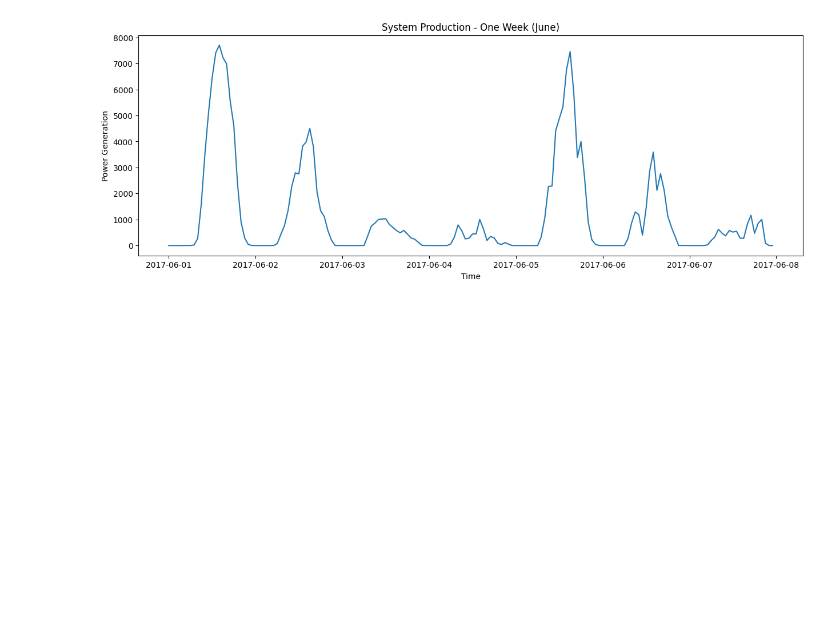
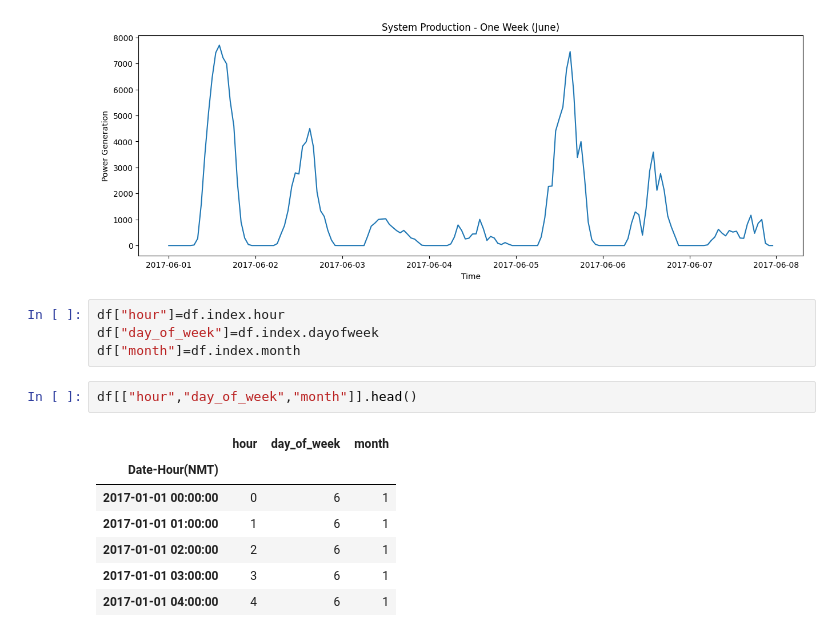
Before and after one commit to MAHEK-ops/solar-energy-forecasting-agent, a Jupyter notebook: notebooks/01_data_understanding.ipynb, the cells around one changed output. Cells and saved outputs as stored; diff of their text form; blank space fills up the shorter version.

Commit message:
Extracted time-based features (hour, day_of_week, month) for modeling

```diff
--- a/notebooks/01_data_understanding.ipynb
+++ b/notebooks/01_data_understanding.ipynb
@@ -109,3 +109,17 @@ plt.ylabel("Power Generation")
 plt.show()
 # %% [output]
 [figure]
+# %%
+df["hour"]=df.index.hour
+df["day_of_week"]=df.index.dayofweek
+df["month"]=df.index.month
+# %%
+df[["hour","day_of_week","month"]].head()
+# %% [output]
+|  | hour | day_of_week | month |
+| Date-Hour(NMT) |  |  |  |
+| 2017-01-01 00:00:00 | 0 | 6 | 1 |
+| 2017-01-01 01:00:00 | 1 | 6 | 1 |
+| 2017-01-01 02:00:00 | 2 | 6 | 1 |
+| 2017-01-01 03:00:00 | 3 | 6 | 1 |
+| 2017-01-01 04:00:00 | 4 | 6 | 1 |
```
